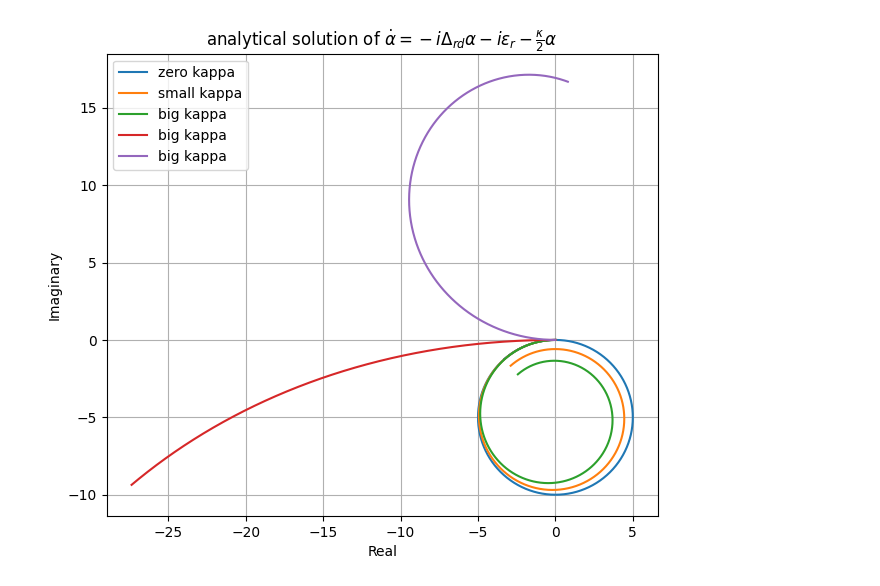
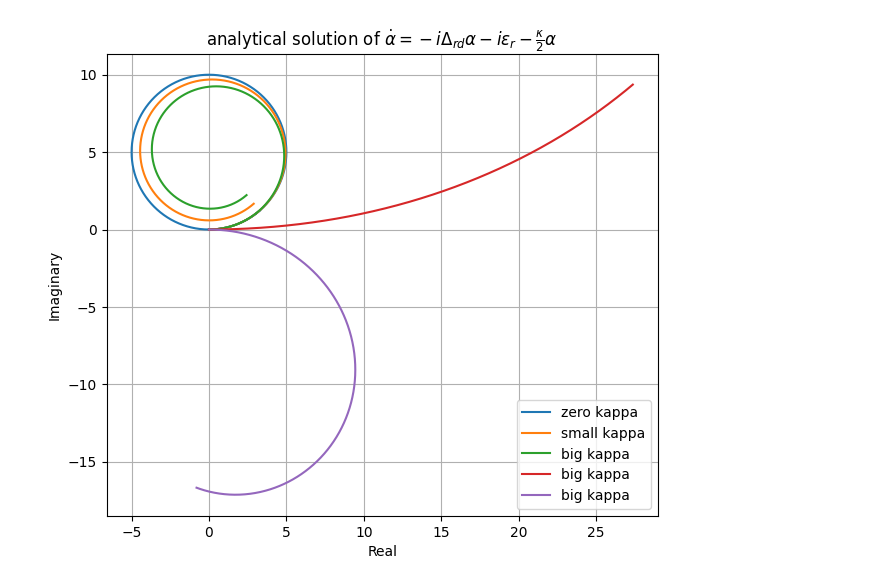
Before and after one commit to JiakaiW/fluxonium_leakage_detection, a Jupyter notebook: integer flux point fluxonium/three_outcome_2.33_0.69_0.12/semiclassical.ipynb, the cells around one changed output. Cells and saved outputs as stored; diff of their text form; code cells hidden in the pictures.

```diff
--- a/integer flux point fluxonium/three_outcome_2.33_0.69_0.12/semiclassical.ipynb
+++ b/integer flux point fluxonium/three_outcome_2.33_0.69_0.12/semiclassical.ipynb
@@ -10,42 +10,42 @@ def alpha(t, Delta_rd, epsilon_r, kappa):
 plt.figure(figsize=(8, 6))
 tlist = np.linspace(0, 7000, 1000)
 Delta_rd = 0.001  # Detuning of the readout resonator
-epsilon_r = 0.005  # External driving term
+epsilon_r = -0.005  # External driving term
 kappa = 0      # Decay rate of the resonator
 alpha_t_values = alpha(tlist, Delta_rd, epsilon_r, kappa)
 plt.plot(alpha_t_values.imag, alpha_t_values.real, label='zero kappa')
 
 Delta_rd = 0.001  # Detuning of the readout resonator
-epsilon_r = 0.005  # External driving term
+epsilon_r = -0.005  # External driving term
 kappa = 4e-5      # Decay rate of the resonator
 alpha_t_values = alpha(tlist, Delta_rd, epsilon_r, kappa)
 plt.plot(alpha_t_values.imag, alpha_t_values.real, label='small kappa')
 
 Delta_rd = 0.001  # Detuning of the readout resonator
-epsilon_r = 0.005  # External driving term
+epsilon_r = -0.005  # External driving term
 kappa = 1e-4      # Decay rate of the resonator
 alpha_t_values = alpha(tlist, Delta_rd, epsilon_r, kappa)
 plt.plot(alpha_t_values.imag, alpha_t_values.real, label='big kappa')
 
 Delta_rd = 0.0001  # Detuning of the readout resonator
-epsilon_r = 0.005  # External driving term
+epsilon_r = -0.005  # External driving term
 kappa = 1e-4      # Decay rate of the resonator
 alpha_t_values = alpha(tlist, Delta_rd, epsilon_r, kappa)
 plt.plot(alpha_t_values.imag, alpha_t_values.real, label='big kappa')
 
 Delta_rd = -0.0005  # Detuning of the readout resonator
-epsilon_r = 0.005  # External driving term
+epsilon_r = -0.005  # External driving term
 kappa = 1e-4      # Decay rate of the resonator
 alpha_t_values = alpha(tlist, Delta_rd, epsilon_r, kappa)
 plt.plot(alpha_t_values.imag, alpha_t_values.real, label='big kappa')
 
 
 plt.title(r'analytical solution of $\dot{\alpha} = -i \Delta_{rd} \alpha - i \epsilon_r - \frac{\kappa}{2} \alpha$')
 plt.xlabel('Real')
 plt.ylabel('Imaginary')
 plt.legend()
 plt.grid(True)
 plt.gca().set_aspect('equal', 'box')
 plt.show()
 # %% [output]
-[figure, old version]
+[figure, new version]
```
Also changed, not shown: 6 other files.
